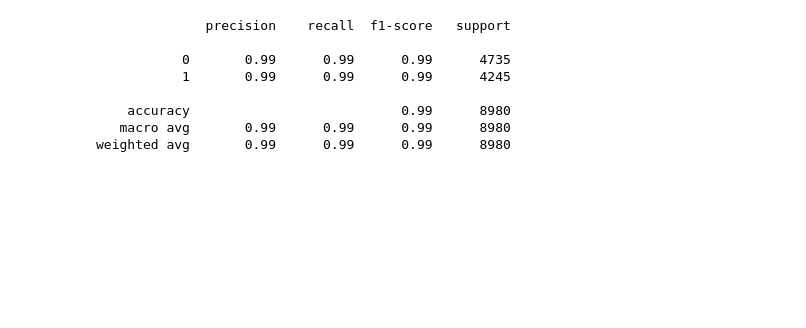
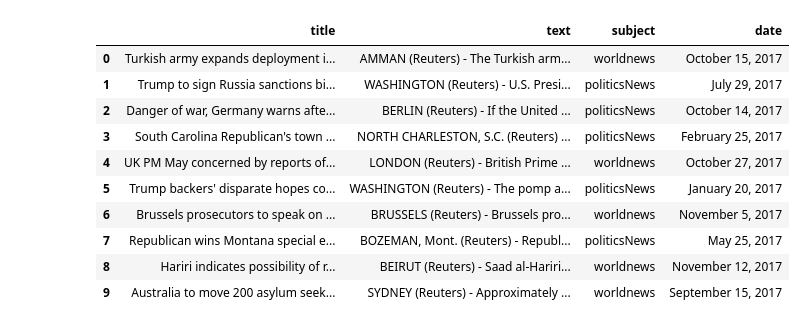
Before and after one commit to Ducwjbu/Fake_news_detection, a Jupyter notebook: fake_new_detection/fake_new_project.ipynb, the cells around one changed output. Saved outputs shown, nothing was run; the diff lists cells and outputs as text; code cells hidden in the pictures; blank space fills up the shorter version.

```diff
--- a/fake_new_detection/fake_new_project.ipynb
+++ b/fake_new_detection/fake_new_project.ipynb
@@ -54,32 +0,0 @@ def preprocess(text):
-# %%
-df['text'] = (df['title'] + " " + df['text']).apply(preprocess)
-
-from sklearn.feature_extraction.text import TfidfVectorizer
-
-vectorizer = TfidfVectorizer(max_features=5000)
-X = vectorizer.fit_transform(df['text'])  # Ma trận đặc trưng
-y = df['label']  # Nhãn
-
-from sklearn.model_selection import train_test_split
-from sklearn.linear_model import LogisticRegression
-from sklearn.metrics import classification_report
-
-# Tách train/test
-X_train, X_test, y_train, y_test = train_test_split(X, y, test_size=0.2, random_state=42)
-
-# Huấn luyện
-model = LogisticRegression()
-model.fit(X_train, y_train)
-
-# Dự đoán và đánh giá
-y_pred = model.predict(X_test)
-print(classification_report(y_test, y_pred))
-# %% [output]
-              precision    recall  f1-score   support
-
-           0       0.99      0.99      0.99      4735
-           1       0.99      0.99      0.99      4245
-
-    accuracy                           0.99      8980
-   macro avg       0.99      0.99      0.99      8980
-weighted avg       0.99      0.99      0.99      8980
@@ -85,0 +20,19 @@ weighted avg       0.99      0.99      0.99      8980
+# %%
+df_fake_train = pd.read_csv('data\\Fake_training.csv')
+df_real_train = pd.read_csv('data\\True_training.csv')
+df_fake_test = pd.read_csv('data\\Fake_testing.csv')
+df_real_test = pd.read_csv('data\\True_testing.csv')
+
+df_real_test.head(10)
+# %% [output]
+|  | title | text | subject | date |
+| 0 | Turkish army expands deployment i... | AMMAN (Reuters) - The Turkish arm... | worldnews | October 15, 2017 |
+| 1 | Trump to sign Russia sanctions bi... | WASHINGTON (Reuters) - U.S. Presi... | politicsNews | July 29, 2017 |
+| 2 | Danger of war, Germany warns afte... | BERLIN (Reuters) - If the United ... | politicsNews | October 14, 2017 |
+| 3 | South Carolina Republican's town ... | NORTH CHARLESTON, S.C. (Reuters) ... | politicsNews | February 25, 2017 |
+| 4 | UK PM May concerned by reports of... | LONDON (Reuters) - British Prime ... | worldnews | October 27, 2017 |
+| 5 | Trump backers' disparate hopes co... | WASHINGTON (Reuters) - The pomp a... | politicsNews | January 20, 2017 |
+| 6 | Brussels prosecutors to speak on ... | BRUSSELS (Reuters) - Brussels pro... | worldnews | November 5, 2017 |
+| 7 | Republican wins Montana special e... | BOZEMAN, Mont. (Reuters) - Republ... | politicsNews | May 25, 2017 |
+| 8 | Hariri indicates possibility of r... | BEIRUT (Reuters) - Saad al-Hariri... | worldnews | November 12, 2017 |
+| 9 | Australia to move 200 asylum seek... | SYDNEY (Reuters) - Approximately ... | worldnews | September 15, 2017 |
```
Also changed, not shown: parts of 40 cells of this notebook, 5 other files.
